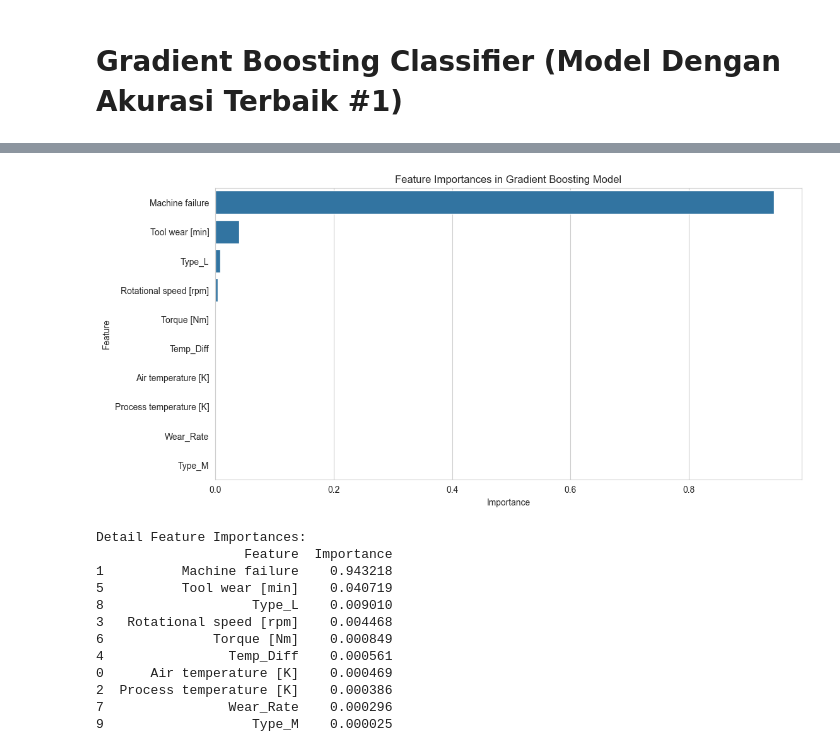
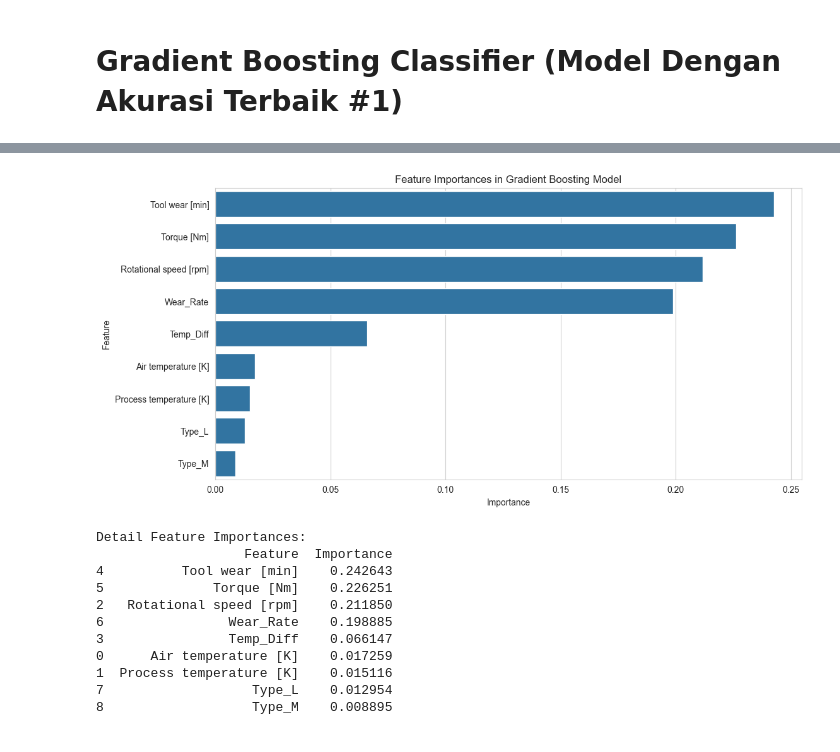
Before and after one commit to ahmfzui/Technical-Assignment-2-Ahmad-Fauzi, a Jupyter notebook: Ahmad Fauzi_Technical Assignment 2.ipynb, the cells around one changed output, grey strips where cells are left out. Cells and saved outputs as stored; diff of their text form; code cells hidden in the pictures.

```diff
--- a/Ahmad Fauzi_Technical Assignment 2.ipynb
+++ b/Ahmad Fauzi_Technical Assignment 2.ipynb
@@ -136,8 +136,8 @@ data['Wear_Rate'] = data['Torque [Nm]'] / (data['Rotational speed [rpm]'] + 1)
 
 data = data.drop(columns=['UDI', 'Product ID'])
 
-X = data.drop(columns=['TWF', 'HDF', 'PWF', 'OSF', 'RNF'])
-y = data['TWF']
+X = data.drop(columns=['Machine failure', 'TWF', 'HDF', 'PWF', 'OSF', 'RNF'])
+y = data['Machine failure']
 
 categorical_cols = ['Type']
 numerical_cols = X.columns.difference(categorical_cols)
@@ -246,11 +302,26 @@ Random Forest ROC AUC Score: 0.9998883866287182
 # %% [markdown]
 # Gradient Boosting Classifier (Model Dengan Akurasi Terbaik #1)
 # %%
-gb = GradientBoostingClassifier(random_state=42, n_estimators=350, learning_rate=0.1, max_depth=7)
-gb.fit(X_train_res, y_train_res)
+from sklearn.model_selection import GridSearchCV
+from sklearn.ensemble import GradientBoostingClassifier
 
-y_pred_gb = gb.predict(X_test)
-y_pred_proba_gb = gb.predict_proba(X_test)[:, 1]
+param_grid_gb = {
+    'n_estimators': [100, 200, 300],
+    'learning_rate': [0.01, 0.05, 0.1, 0.2],
+    'max_depth': [3, 5, 7, 9]
+}
+
+gb = GradientBoostingClassifier(random_state=42)
+grid_search_gb = GridSearchCV(gb, param_grid_gb, cv=5, scoring='roc_auc', n_jobs=-1, verbose=1)
+grid_search_gb.fit(X_train_res, y_train_res)
+
+best_params_gb = grid_search_gb.best_params_
+best_estimator_gb = grid_search_gb.best_estimator_
+
+print("Best Parameters: ", best_params_gb)
+
+y_pred_gb = best_estimator_gb.predict(X_test)
+y_pred_proba_gb = best_estimator_gb.predict_proba(X_test)[:, 1]
 
 acc_gb = accuracy_score(y_test, y_pred_gb)
 classification_rep_gb = classification_report(y_test, y_pred_gb)
@@ -263,8 +334,8 @@ print("Gradient Boosting Confusion Matrix:\n", conf_matrix_gb)
 print("Gradient Boosting ROC AUC Score:", roc_auc_gb)
 
 plt.figure(figsize=(6,4))
-sns.heatmap(conf_matrix_rf, annot=True, fmt='d', cmap='Blues', cbar=False)
-plt.title('Random Forest Confusion Matrix')
+sns.heatmap(conf_matrix_gb, annot=True, fmt='d', cmap='Blues', cbar=False)
+plt.title('Gradient Boosting Confusion Matrix')
 plt.xlabel('Predicted')
 plt.ylabel('Actual')
 plt.show()
@@ -288,34 +361,33 @@ Gradient Boosting ROC AUC Score: 1.0
 # %%
-importances = gb.feature_importances_
+importances = best_estimator_gb.feature_importances_
 
 feature_importances = pd.DataFrame({'Feature': feature_names, 'Importance': importances})
 feature_importances = feature_importances.sort_values(by='Importance', ascending=False)
 
 # Plot barplot
 plt.figure(figsize=(12, 6))
 sns.barplot(x='Importance', y='Feature', data=feature_importances)
 plt.title('Feature Importances in Gradient Boosting Model')
 plt.xlabel('Importance')
 plt.ylabel('Feature')
 plt.show()
 
 # Menampilkan nilai detail
 print("Detail Feature Importances:")
 print(feature_importances)
 # %% [output]
-[figure, old version]
+[figure, new version]
 Detail Feature Importances:
                    Feature  Importance
-1          Machine failure    0.943218
-5          Tool wear [min]    0.040719
-8                   Type_L    0.009010
-3   Rotational speed [rpm]    0.004468
-6              Torque [Nm]    0.000849
-4                Temp_Diff    0.000561
-0      Air temperature [K]    0.000469
-2  Process temperature [K]    0.000386
-7                Wear_Rate    0.000296
-9                   Type_M    0.000025
+4          Tool wear [min]    0.242643
+5              Torque [Nm]    0.226251
+2   Rotational speed [rpm]    0.211850
+6                Wear_Rate    0.198885
+3                Temp_Diff    0.066147
+0      Air temperature [K]    0.017259
+1  Process temperature [K]    0.015116
+7                   Type_L    0.012954
+8                   Type_M    0.008895
 # %% [markdown]
 ---
 
```
Also changed, not shown: parts of 5 cells of this notebook.
